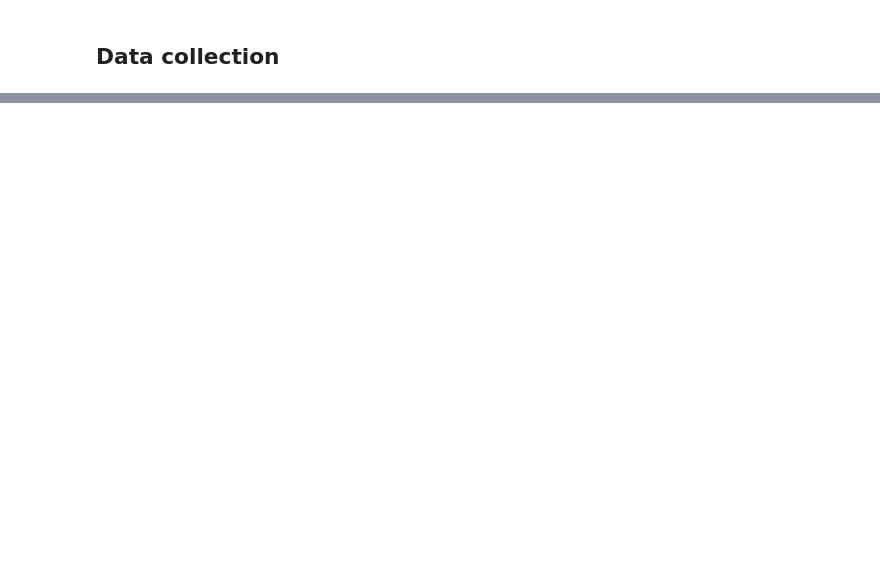
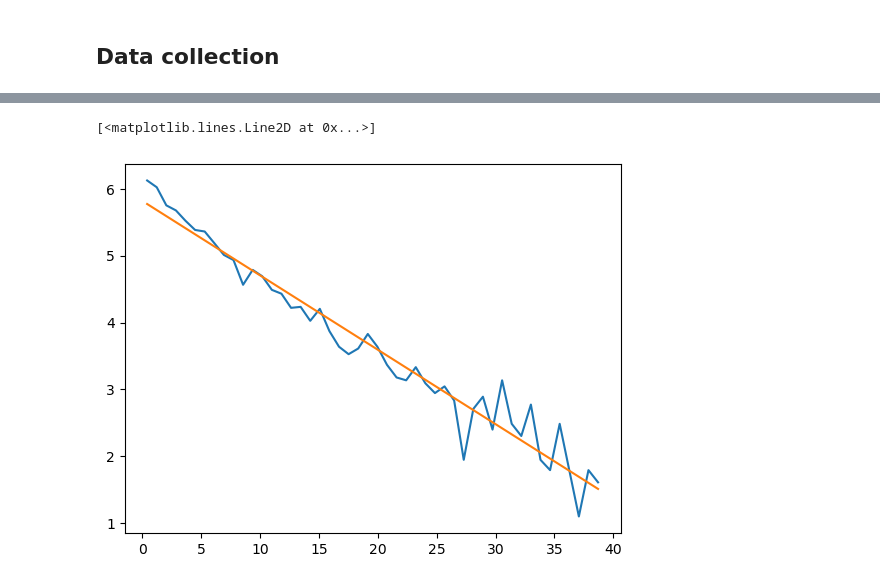
Before and after one commit to mlangguth89/downscaling-cgan, a Jupyter notebook: notebooks/quantile_mapping.ipynb, the cells around one changed output, grey strips where cells are left out. Saved outputs shown, nothing was run; the diff lists cells and outputs as text; code cells hidden in the pictures; blank space fills up the shorter version.

```diff
--- a/notebooks/quantile_mapping.ipynb
+++ b/notebooks/quantile_mapping.ipynb
@@ -221,0 +232,10 @@ ax.legend()
+# %%
+from sklearn.linear_model import LinearRegression
+
+coef, intercept, (bin_centres, vals) = get_exponential_tail_params(truth_array, 0.9999)
+
+plt.plot(bin_centres, np.log( vals))
+plt.plot(bin_centres, [ intercept + coef*x  for x in bin_centres])
+# %% [output]
+[<matplotlib.lines.Line2D at 0x...>]
+[figure, added]
```
Also changed, not shown: parts of 3 cells of this notebook, 1 other file.
